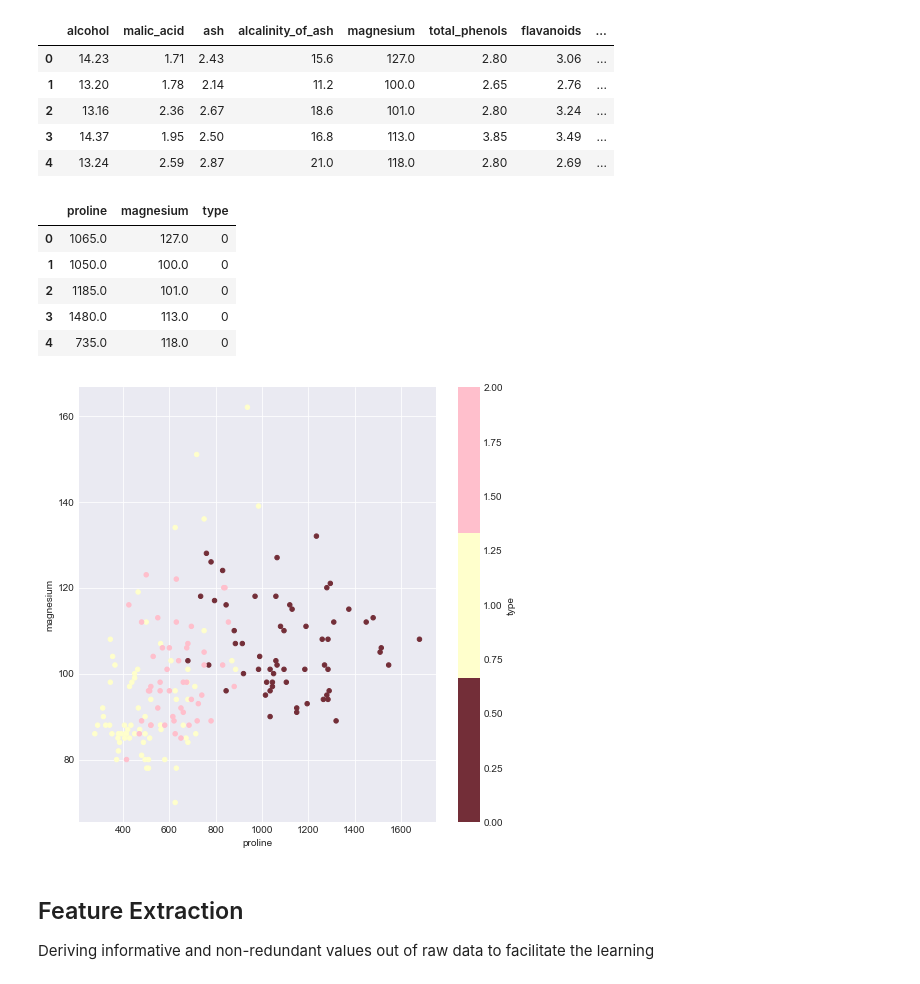
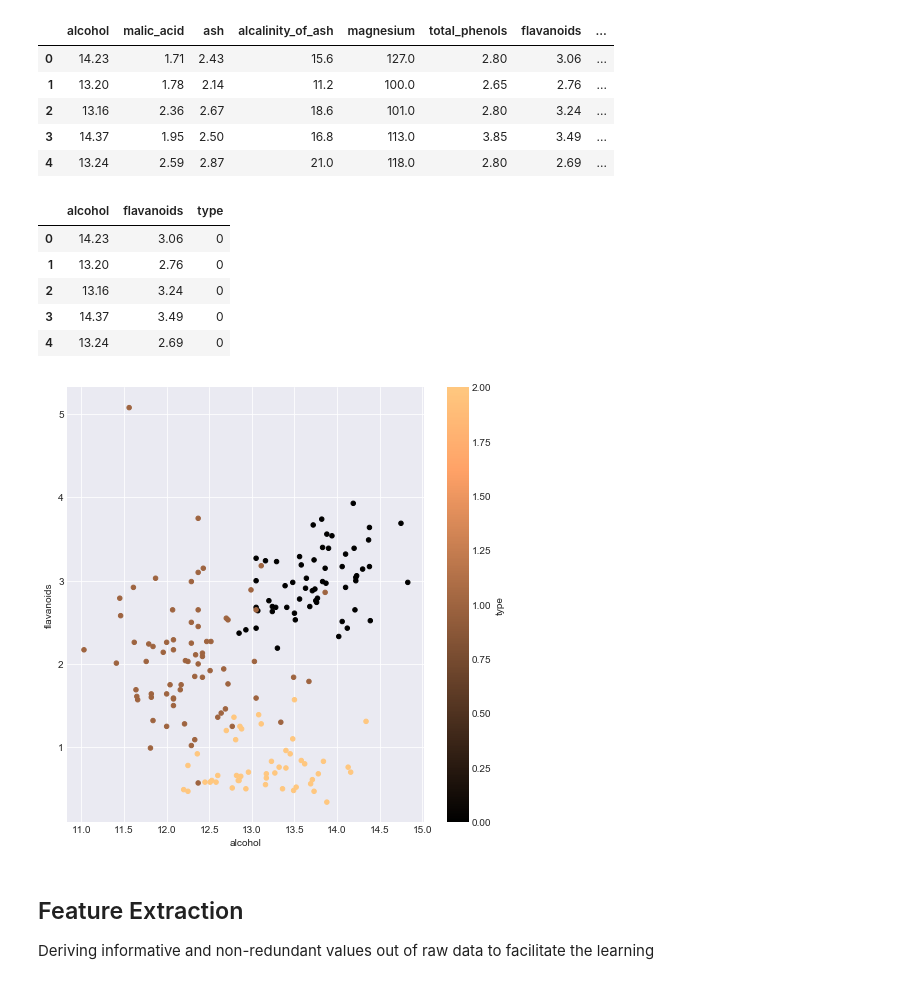
Before and after one commit to juusomer/machine-learning-for-absolute-beginners, a Jupyter notebook: notebooks/1_representing_data.ipynb, the cells around one changed output. Cells and saved outputs as stored; diff of their text form; code cells hidden in the pictures.

```diff
--- a/notebooks/1_representing_data.ipynb
+++ b/notebooks/1_representing_data.ipynb
@@ -45,26 +42,34 @@ df.head()
 | 2 | 13.16 | 2.36 | 2.67 | 18.6 | 101.0 | 2.80 | 3.24 | ... |
 | 3 | 14.37 | 1.95 | 2.50 | 16.8 | 113.0 | 3.85 | 3.49 | ... |
 | 4 | 13.24 | 2.59 | 2.87 | 21.0 | 118.0 | 2.80 | 2.69 | ... |
-# %%
-fig, ax = plt.subplots(figsize=(8, 8))
-
-df.plot.scatter(
-    x='proline',
-    y='magnesium',
-    c='type',
-    cmap=ListedColormap([(0.45, 0.18, 0.22), (1, 1, 0.8), (1, 0.75, 0.8)]),
-    ax=ax
-)
-
-df[['proline', 'magnesium', 'type']].head()
-# %% [output]
-|  | proline | magnesium | type |
-| 0 | 1065.0 | 127.0 | 0 |
-| 1 | 1050.0 | 100.0 | 0 |
-| 2 | 1185.0 | 101.0 | 0 |
-| 3 | 1480.0 | 113.0 | 0 |
-| 4 | 735.0 | 118.0 | 0 |
-[figure, removed]
+# %%
+import matplotlib.pyplot as plt
+from matplotlib.colors import ListedColormap
+plt.style.use('seaborn-darkgrid')
+
+fig, ax = plt.subplots(figsize=(8, 8))
+
+x = 'alcohol'
+y = 'flavanoids'
+c = 'type'
+
+df.plot.scatter(
+    x=x,
+    y=y,
+    c=c,
+    cmap='copper',
+    ax=ax
+)
+
+df[[x, y, c]].head()
+# %% [output]
+|  | alcohol | flavanoids | type |
+| 0 | 14.23 | 3.06 | 0 |
+| 1 | 13.20 | 2.76 | 0 |
+| 2 | 13.16 | 3.24 | 0 |
+| 3 | 14.37 | 3.49 | 0 |
+| 4 | 13.24 | 2.69 | 0 |
+[figure, added]
 # %% [markdown]
 ## Feature Extraction
 
```
Also changed, not shown: parts of 2 cells of this notebook, 4 other files.
